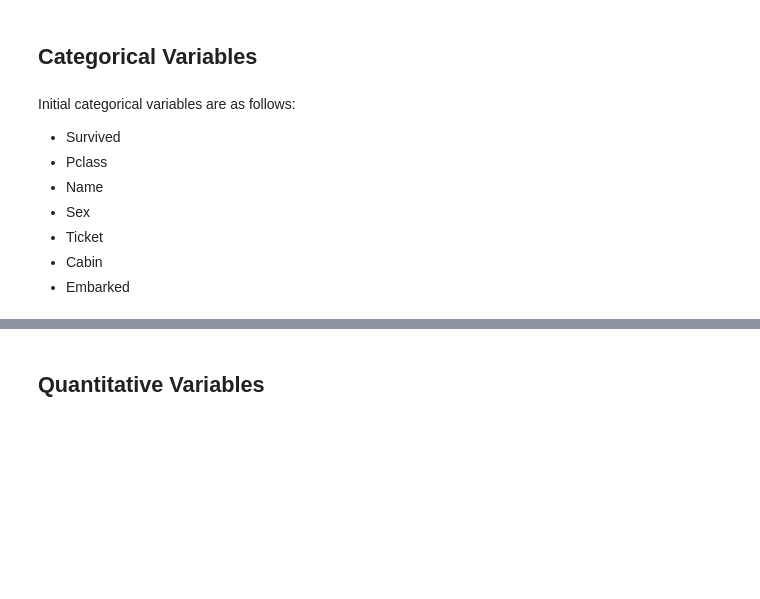
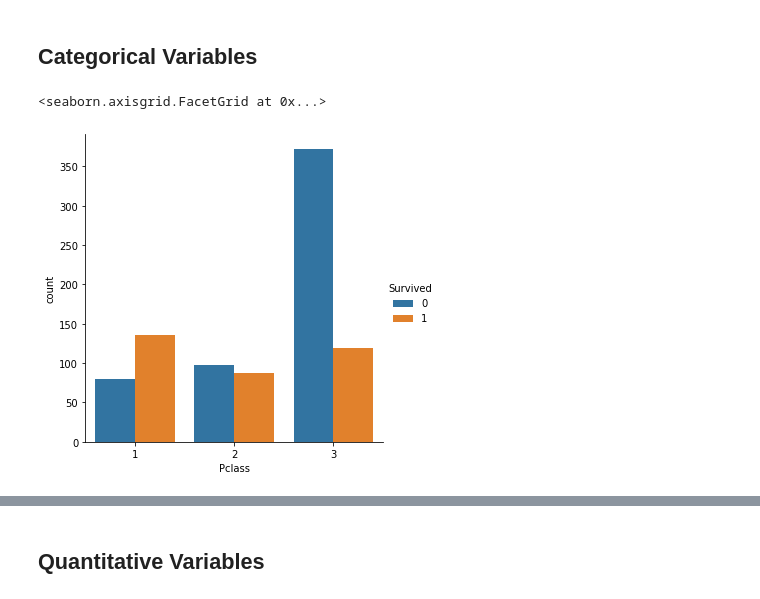
Before and after one commit to levimjoseph/kaggle-public, a Jupyter notebook: titanic-levimjoseph.ipynb, the cells around one changed output, grey strips where cells are left out. Drawn from its saved outputs; the diff is of its cells as text; code cells hidden in the pictures; blank space fills up the shorter version.

```diff
--- a/titanic-levimjoseph.ipynb
+++ b/titanic-levimjoseph.ipynb
@@ -117,12 +120,9 @@ We see that the **test_df** has 418 rows and 10 columns. 31.93% of our overall d
 * Officers will not survive.
 # %% [markdown]
 ## Categorical Variables
-# %% [markdown]
-Initial categorical variables are as follows:
-* Survived
-* Pclass
-* Name
-* Sex
-* Ticket
-* Cabin
-* Embarked
+# %%
+# PClass vs Survived
+sns.catplot(x='Pclass', hue='Survived', data=train_df, kind='count')
+# %% [output]
+<seaborn.axisgrid.FacetGrid at 0x...>
+[figure, added]
```
Also changed, not shown: parts of 8 cells of this notebook.
